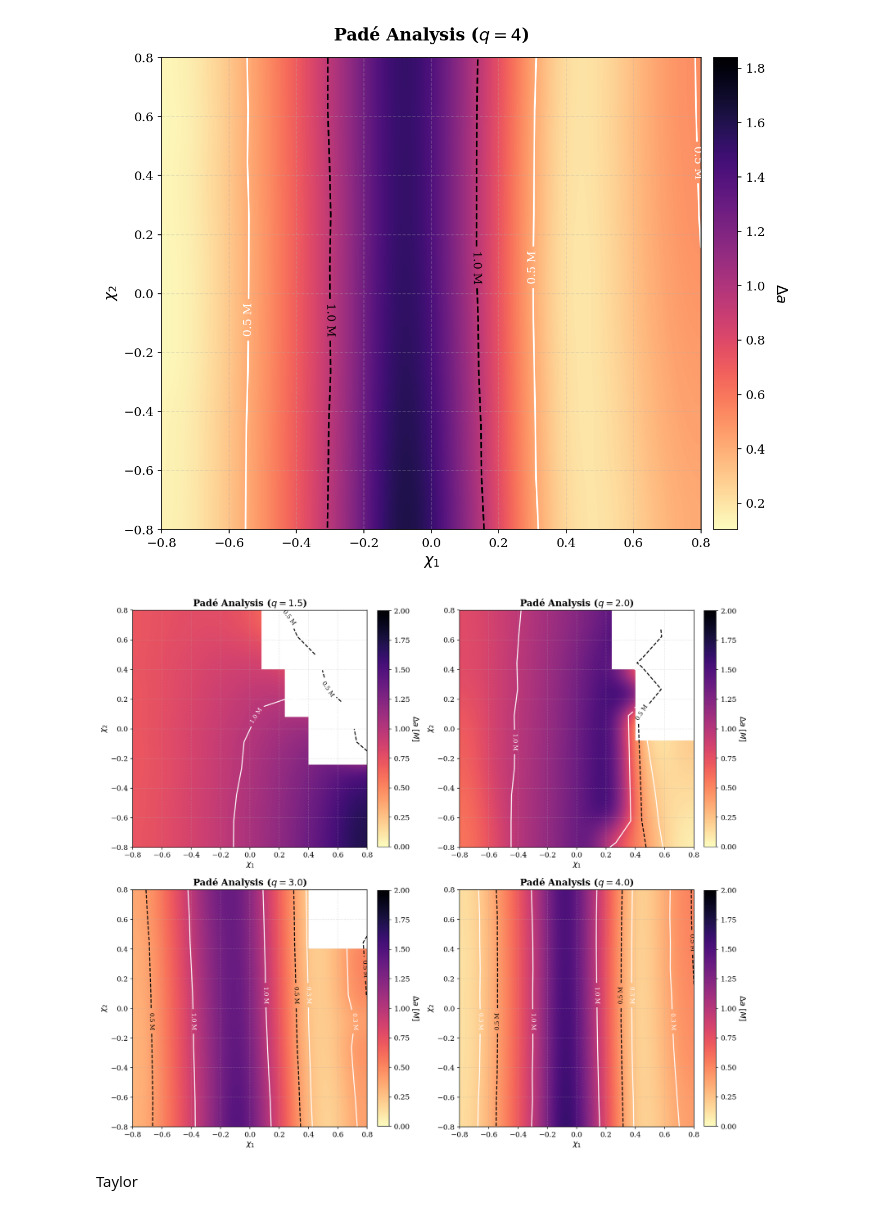
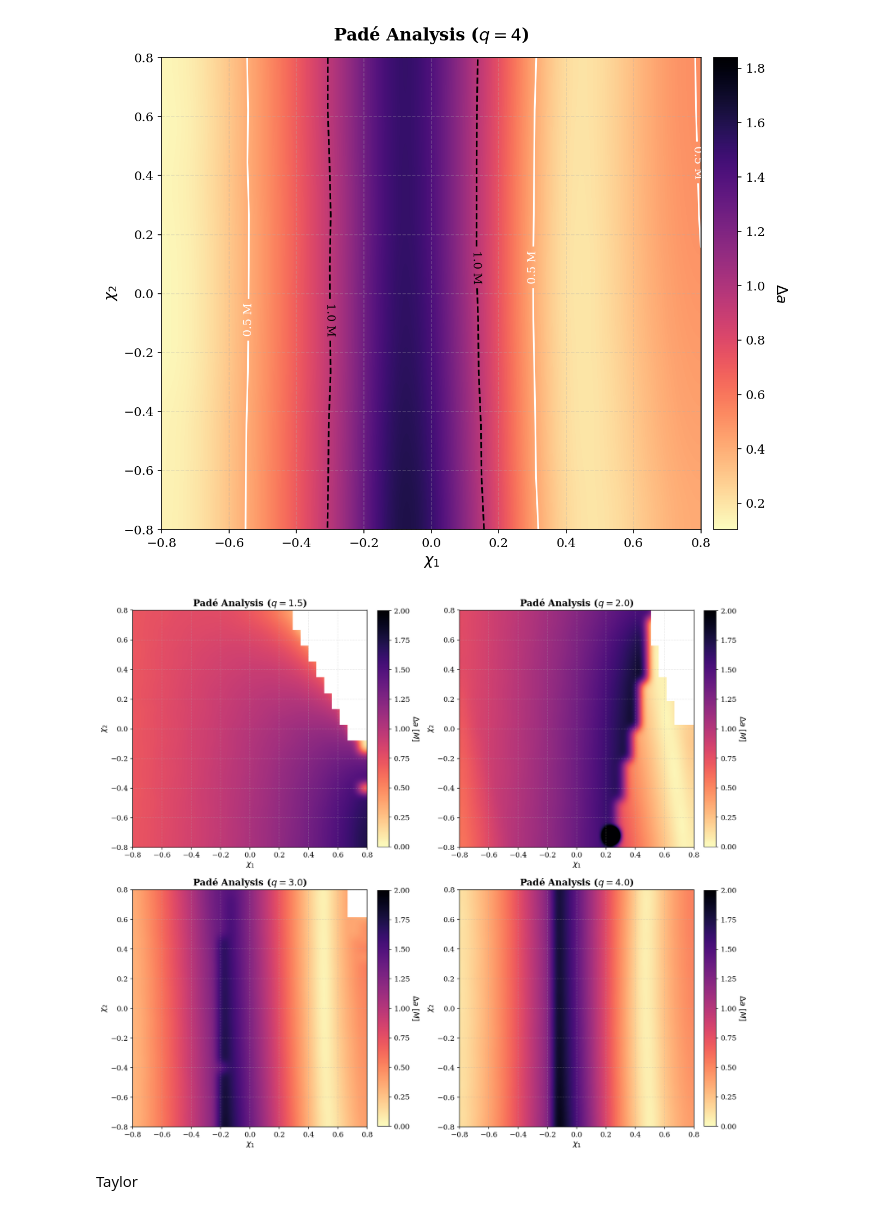
Before and after one commit to giacomobrugali/Entropy-conjecture, a Jupyter notebook: Entropy-conjecture/Newtonian_analysis/Aligned_spin.ipynb, the cells around one changed output. Cells and saved outputs as stored; diff of their text form; code cells hidden in the pictures.

```diff
--- a/Entropy-conjecture/Newtonian_analysis/Aligned_spin.ipynb
+++ b/Entropy-conjecture/Newtonian_analysis/Aligned_spin.ipynb
@@ -931,7 +931,7 @@ Padè
 q_padè = 4
 a_padè = np.linspace(30.0, 5.0, 10000)
 
-n_points_p = 10
+n_points_p = 30
 chi_range_p = np.linspace(-0.8, 0.8, n_points_p)
 chi1_grid_p, chi2_grid_p = np.meshgrid(chi_range_p, chi_range_p)
 delta_r_matrix = np.full_like(chi1_grid_p, np.nan)
@@ -1054,34 +1054,34 @@ pbar.close()
 # %%
 plt.rcParams.update({
     "font.family": "serif",
     "axes.labelsize": 12,
     "axes.titlesize": 14,
 })
 
 fig, axes = plt.subplots(nrows=2, ncols=2, figsize=(14, 12), dpi=150)
 axes = axes.flatten()
 
 for idx, q_val in enumerate(q_values):
     ax = axes[idx]
     matrix = results_dict[q_val]
     masked_matrix = np.ma.masked_invalid(matrix)
     im = ax.imshow(matrix, origin='lower',
                    extent=[chi_range_p.min(), chi_range_p.max(), chi_range_p.min(), chi_range_p.max()],
                    cmap='magma_r', aspect='auto', interpolation='bicubic',vmin=0.0, vmax=2.0)
 
     cbar = fig.colorbar(im, ax=ax, fraction=0.046, pad=0.04)
     cbar.set_label(r'$\Delta a \ [M]$', rotation=270, labelpad=15)
-    contours = ax.contour(chi1_grid_p, chi2_grid_p, masked_matrix, levels=[0.3, 0.5, 1.0],
-                          colors=['white', 'black'], linestyles=['-', '--'], linewidths=1.5)
+    #contours = ax.contour(chi1_grid_p, chi2_grid_p, masked_matrix, levels=[0.3, 0.5, 1.0],
+    #                      colors=['white', 'black'], linestyles=['-', '--'], linewidths=1.5)
     ax.clabel(contours, inline=True, fontsize=9, fmt='%.1f M')
     ax.set_xlabel(r'$\chi_1$')
     ax.set_ylabel(r'$\chi_2$')
     ax.set_title(rf'Padé Analysis ($q={q_val}$)', fontweight='bold')
 
 plt.tight_layout()
 plt.show()
 # %% [output]
-[figure, old version]
+[figure, new version]
 # %% [markdown]
 Taylor
 # %%
```
Also changed, not shown: parts of 2 cells of this notebook.
